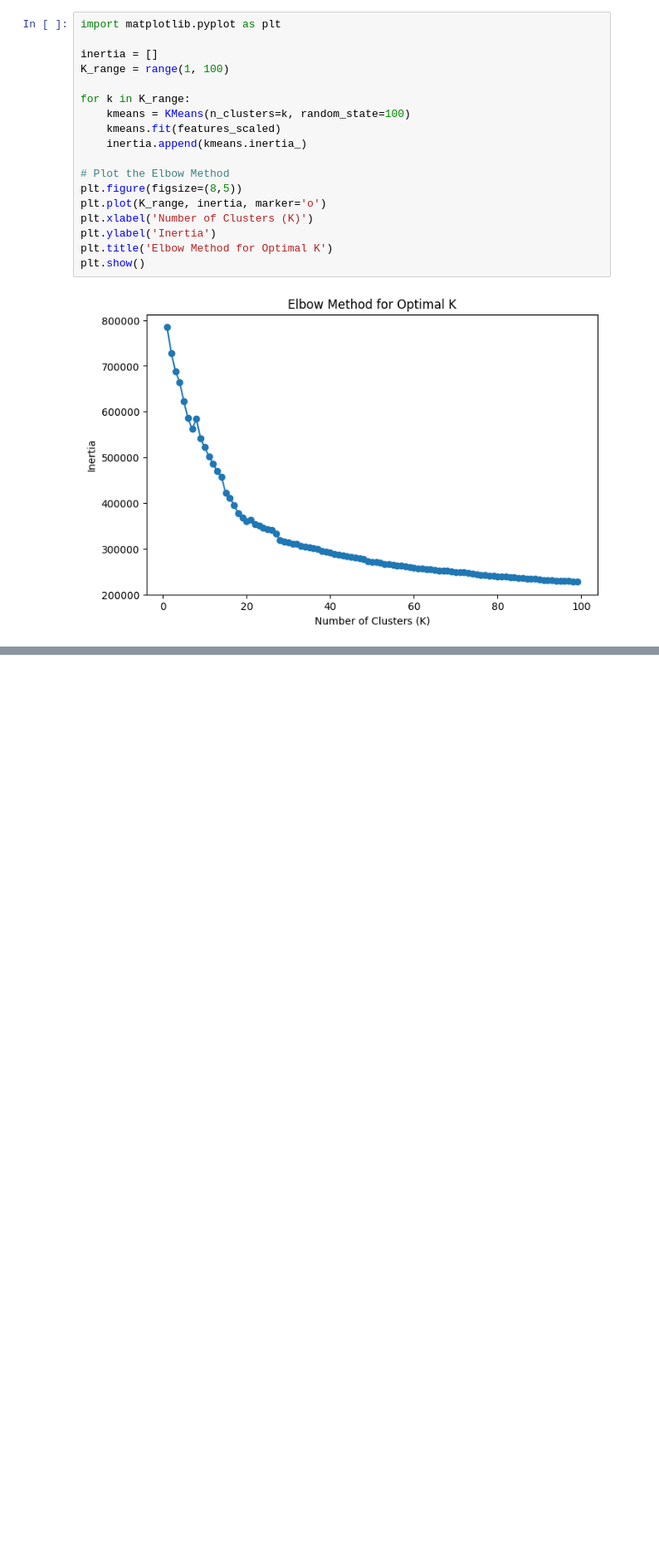
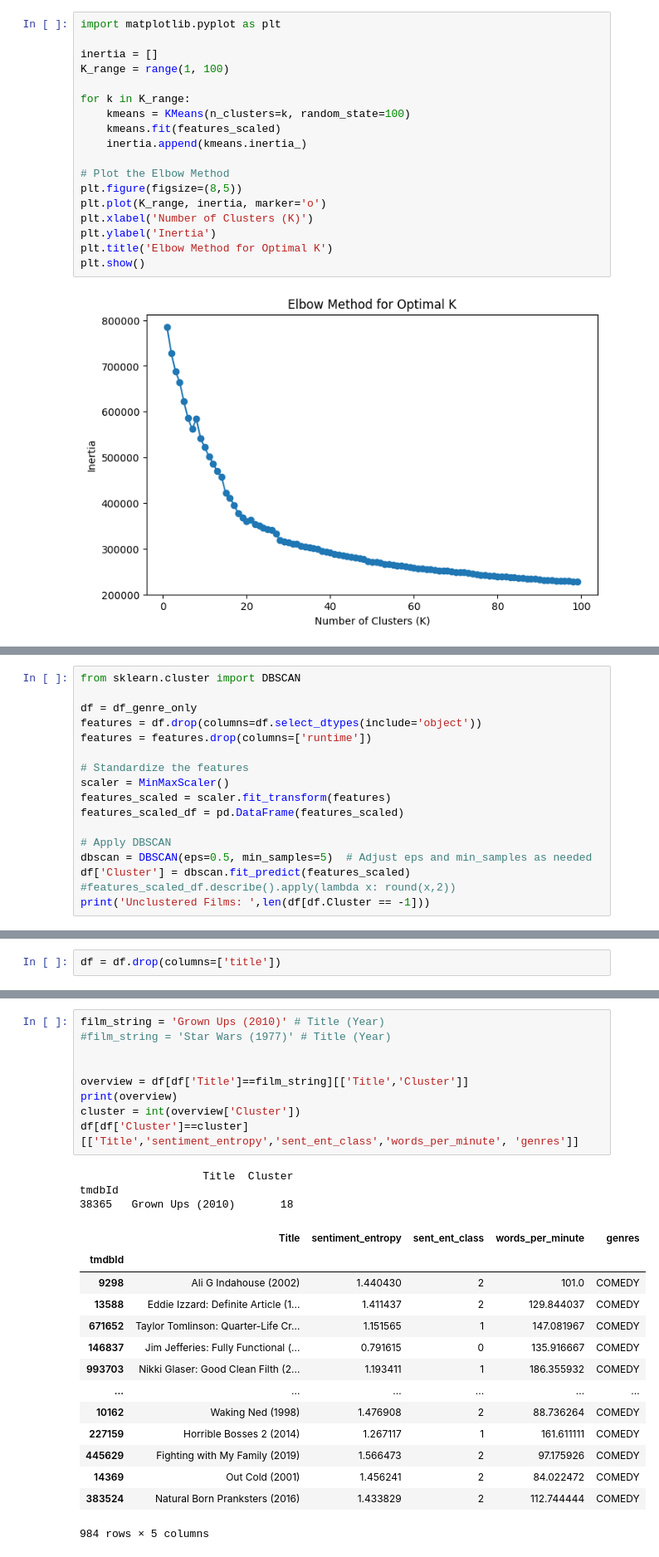
Before and after one commit to oliverramsaygray/film_wizard, a Jupyter notebook: notebooks/FInal Processing And Model.ipynb, the cells around one changed output, grey strips where cells are left out. Shown at 83% size. Saved outputs shown, nothing was run; the diff lists cells and outputs as text; blank space fills up the shorter version.

```diff
--- a/notebooks/FInal Processing And Model.ipynb
+++ b/notebooks/FInal Processing And Model.ipynb
@@ -313,0 +318,17 @@ script_checked
+# %%
+from sklearn.cluster import DBSCAN
+
+df = df_genre_only
+features = df.drop(columns=df.select_dtypes(include='object'))
+features = features.drop(columns=['runtime'])
+
+# Standardize the features
+scaler = MinMaxScaler()
+features_scaled = scaler.fit_transform(features)
+features_scaled_df = pd.DataFrame(features_scaled)
+
+# Apply DBSCAN
+dbscan = DBSCAN(eps=0.5, min_samples=5)  # Adjust eps and min_samples as needed
+df['Cluster'] = dbscan.fit_predict(features_scaled)
+#features_scaled_df.describe().apply(lambda x: round(x,2))
+print('Unclustered Films: ',len(df[df.Cluster == -1]))
@@ -313,0 +372,2 @@ script_checked
+# %%
+df = df.drop(columns=['title'])
@@ -313,0 +428,27 @@ script_checked
+# %%
+film_string = 'Grown Ups (2010)' # Title (Year)
+#film_string = 'Star Wars (1977)' # Title (Year)
+
+
+overview = df[df['Title']==film_string][['Title','Cluster']]
+print(overview)
+cluster = int(overview['Cluster'])
+df[df['Cluster']==cluster][['Title','sentiment_entropy','sent_ent_class','words_per_minute', 'genres']]
+# %% [output]
+                   Title  Cluster
+tmdbId
+38365   Grown Ups (2010)       18
+|  | Title | sentiment_entropy | sent_ent_class | words_per_minute | genres |
+| tmdbId |  |  |  |  |  |
+| 9298 | Ali G Indahouse (2002) | 1.440430 | 2 | 101.0 | COMEDY |
+| 13588 | Eddie Izzard: Definite Article (1... | 1.411437 | 2 | 129.844037 | COMEDY |
+| 671652 | Taylor Tomlinson: Quarter-Life Cr... | 1.151565 | 1 | 147.081967 | COMEDY |
+| 146837 | Jim Jefferies: Fully Functional (... | 0.791615 | 0 | 135.916667 | COMEDY |
+| 993703 | Nikki Glaser: Good Clean Filth (2... | 1.193411 | 1 | 186.355932 | COMEDY |
+| ... | ... | ... | ... | ... | ... |
+| 10162 | Waking Ned (1998) | 1.476908 | 2 | 88.736264 | COMEDY |
+| 227159 | Horrible Bosses 2 (2014) | 1.267117 | 1 | 161.611111 | COMEDY |
+| 445629 | Fighting with My Family (2019) | 1.566473 | 2 | 97.175926 | COMEDY |
+| 14369 | Out Cold (2001) | 1.456241 | 2 | 84.022472 | COMEDY |
+| 383524 | Natural Born Pranksters (2016) | 1.433829 | 2 | 112.744444 | COMEDY |
+984 rows × 5 columns
```
Also changed, not shown: parts of 25 cells of this notebook.
